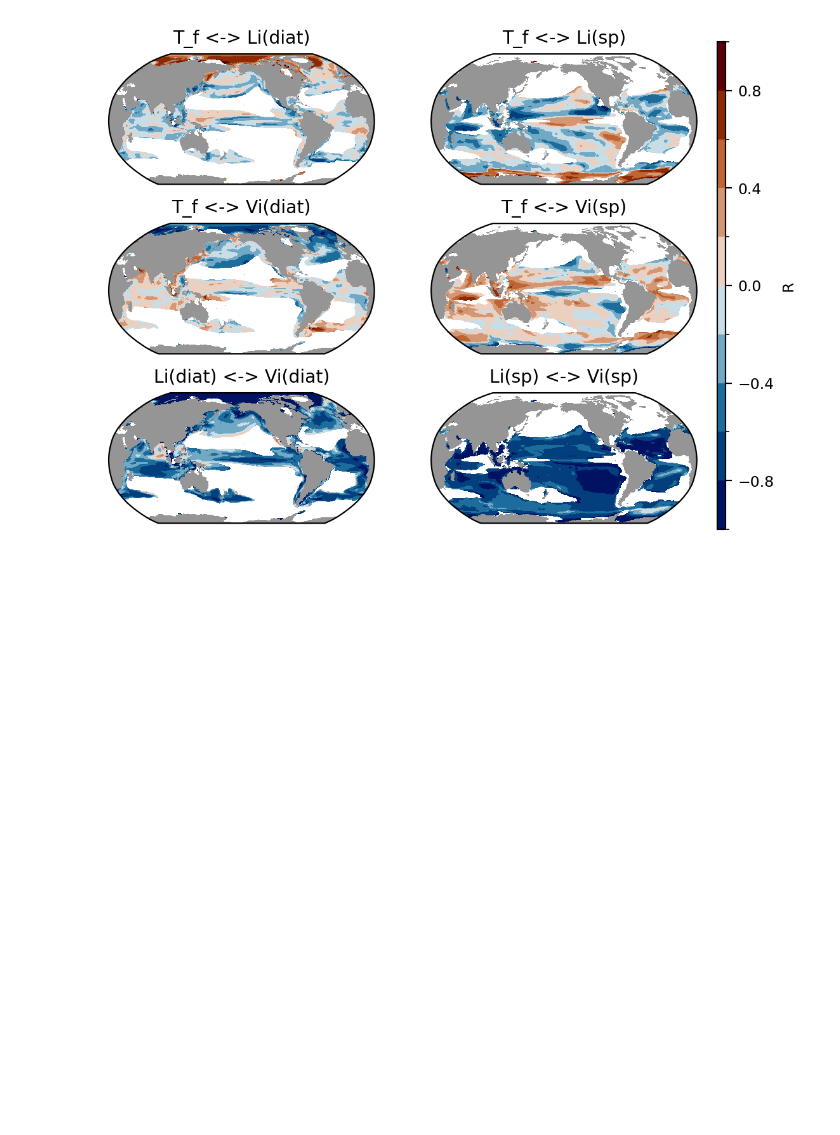
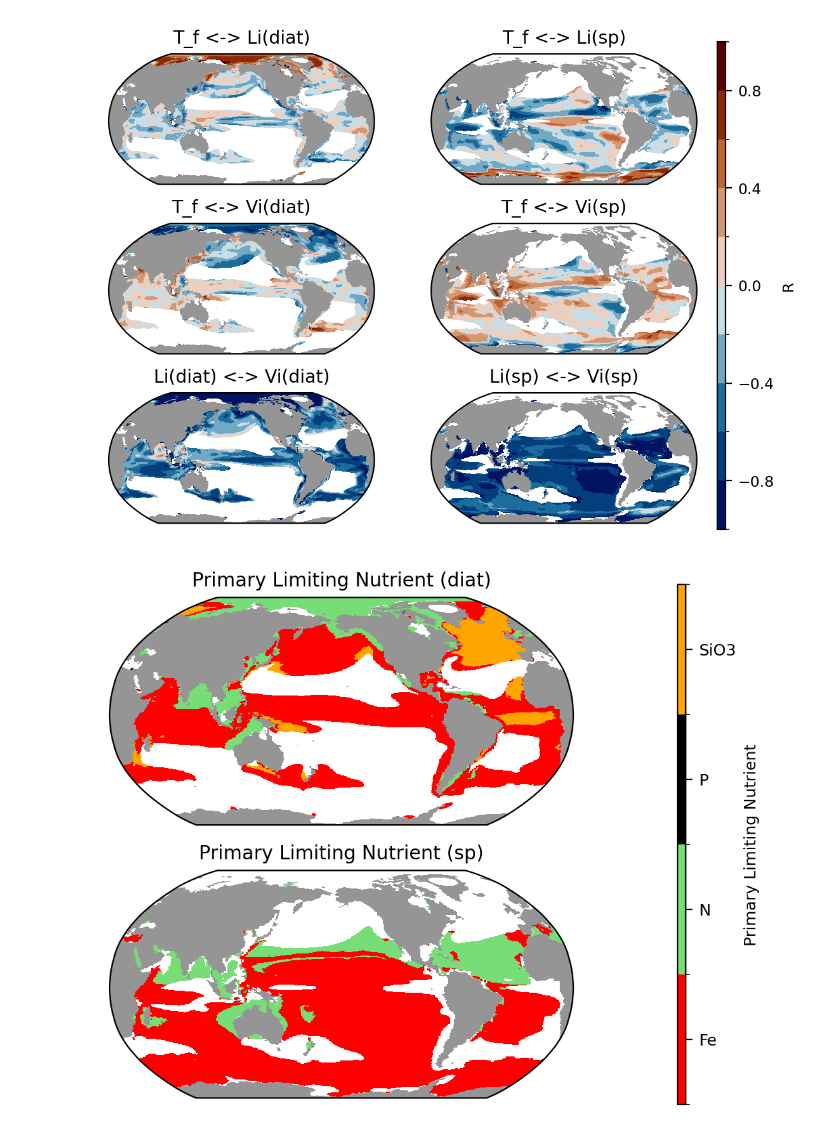
Before and after one commit to kimyy308/kyy_python2, a Jupyter notebook: all/Model/CESM2/Earth_System_Predictability/ASSM/Aleph/BGC_FIg4_FIgS5_Tf_Li.ipynb, the cells around one changed output. Drawn from its saved outputs; the diff is of its cells as text; code cells hidden in the pictures; blank space fills up the shorter version.

```diff
--- a/all/Model/CESM2/Earth_System_Predictability/ASSM/Aleph/BGC_FIg4_FIgS5_Tf_Li.ipynb
+++ b/all/Model/CESM2/Earth_System_Predictability/ASSM/Aleph/BGC_FIg4_FIgS5_Tf_Li.ipynb
@@ -1537,11 +1538,86 @@ def find_majority_value_diat(data, threshold=0.8):
     return result
 
 # 함수 적용
-oda_majority_result = find_majority_value_diat(oda_annual_mean_Vi_diat_index)
-
+oda_majority_diat = find_majority_value_diat(oda_annual_mean_Vi_diat_index)
+oda_majority_sp = find_majority_value_diat(oda_annual_mean_Vi_sp_index)
 
 end_time = time.time()
 elapsed_time = end_time - start_time
 # %%
-oda_majority_result
+
+# plot for NPP_ratio (mean)
+
+start_time = time.time()
+
+varn=cfg_var_NPP_TOT.var #example
+
+if cfg_var_NPP_TOT.comp=='ocn':
+    ds_grid = pop_tools.get_grid('POP_gx1v7')
+
+mask_land = np.isnan(corr_temp_diat.mean(dim='ens_ODA'))  # 육지(NaN인 지역)
+mask_land_numeric = mask_land.astype(int)
+mask_land_numeric['TLONG']=ds_grid.TLONG
+mask_land_numeric['TLAT']=ds_grid.TLAT
+
+
+# cmap = cm.vik
+# cmap = plt.cm.viridis
+# pastel_colors = ['#FFB3BA', '#FFDFBA', '#FFFFBA', '#BAFFC9', '#BAE1FF']  # Pastel 톤 색상 리스트
+# cmap = mcolors.ListedColormap(pastel_colors)
+# cmap = plt.get_cmap('Accent')
+# cmap = plt.get_cmap('tab10')
+colors = ['red', '#77DD77', 'black', 'orange']
+cmap = mcolors.ListedColormap(colors)
+
+levels = np.linspace(1, 5, 5) # 1~4, 4 levels Fe, N, P Si, Competition
+# levels = np.linspace(1, 5, 6) # 1~5, 5 levels Fe, N, P Si, Competition
+
+norm = mcolors.BoundaryNorm(boundaries=levels, ncolors=cmap.N, clip=True)
+projection = ccrs.Robinson(central_longitude=200)
+
+fig, axes = plt.subplots(nrows=2, ncols=1,
+             dpi=200, facecolor='w', edgecolor='k', subplot_kw={'projection': projection}, constrained_layout=False)
+
+
+# fig1: Major nutrient (diat)
+data_array=oda_majority_diat.where(timstd_NPP_diat['ratio'] >= 0.8).mean(dim='ens_ODA').round()
+data_array['TLONG']=ds_grid.TLONG
+data_array['TLAT']=ds_grid.TLAT
+plt1=pop_add_cyclic(data_array).plot.pcolormesh(x='TLONG', y='TLAT', ax=axes[0],
+                        transform=ccrs.PlateCarree(), cmap=cmap, norm=norm, add_colorbar=False)
+land1 = pop_add_cyclic(mask_land_numeric.where(mask_land_numeric == 1, np.nan)).plot.pcolormesh(ax = axes[0], x='TLONG', y='TLAT',
+                  transform=ccrs.PlateCarree(), cmap='Greys', add_colorbar=False)
+
+axes[0].set_title('Primary Limiting Nutrient (diat)')
+
+
+# fig2: Major nutrient (sp)
+data_array=oda_majority_sp.where(timstd_NPP_sp['ratio'] >= 0.8).mean(dim='ens_ODA').round()
+data_array['TLONG']=ds_grid.TLONG
+data_array['TLAT']=ds_grid.TLAT
+plt1=pop_add_cyclic(data_array).plot.pcolormesh(x='TLONG', y='TLAT', ax=axes[1],
+                        transform=ccrs.PlateCarree(), cmap=cmap, norm=norm, add_colorbar=False)
+land1 = pop_add_cyclic(mask_land_numeric.where(mask_land_numeric == 1, np.nan)).plot.pcolormesh(ax = axes[1], x='TLONG', y='TLAT',
+                  transform=ccrs.PlateCarree(), cmap='Greys', add_colorbar=False)
+
+axes[1].set_title('Primary Limiting Nutrient (sp)')
+
+
+
+plt.rcParams.update({'font.size': 8.5})
+
+cbar_a_c = fig.add_axes([0.9, 0.1, 0.01, 0.8])  # [left, bottom, width, height] 비율로 컬러바 위치와 크기 설정
+cbar1 = fig.colorbar(plt1, cax=cbar_a_c, orientation='vertical')
+cbar1.set_label('Primary Limiting Nutrient')
+cbar1.set_ticks([1.5, 2.5, 3.5, 4.5])  # 각 라벨의 위치를 조정
+# cbar1.set_ticklabels(['Fe', 'N', 'P', 'SiO3', 'Competition'])  # 라벨 변경
+cbar1.set_ticklabels(['Fe', 'N', 'P', 'SiO3'])  # 라벨 변경
+
+
+
+plt.show()
+
+end_time = time.time()
+elapsed_time = end_time - start_time
 # %% [output]
+[figure, added]
```
Also changed, not shown: parts of 2 cells of this notebook, 8 other files.
